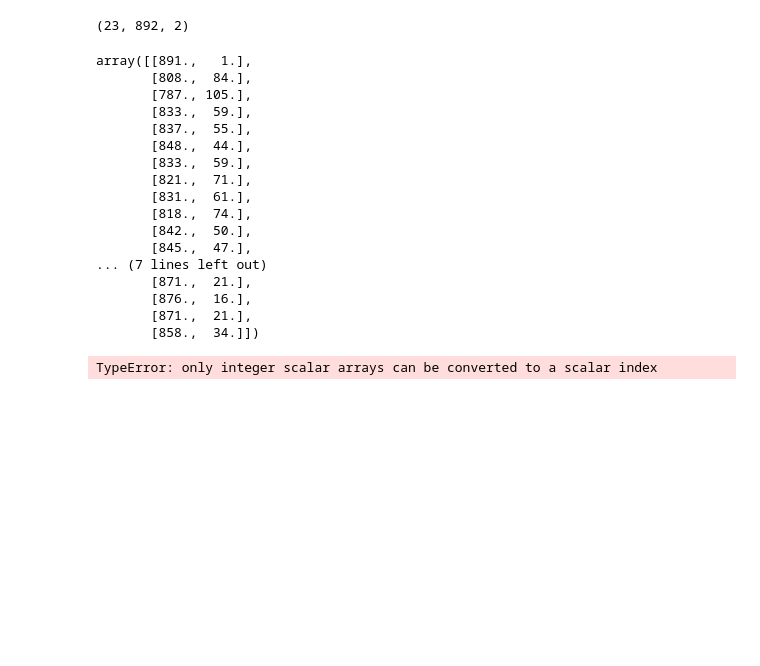
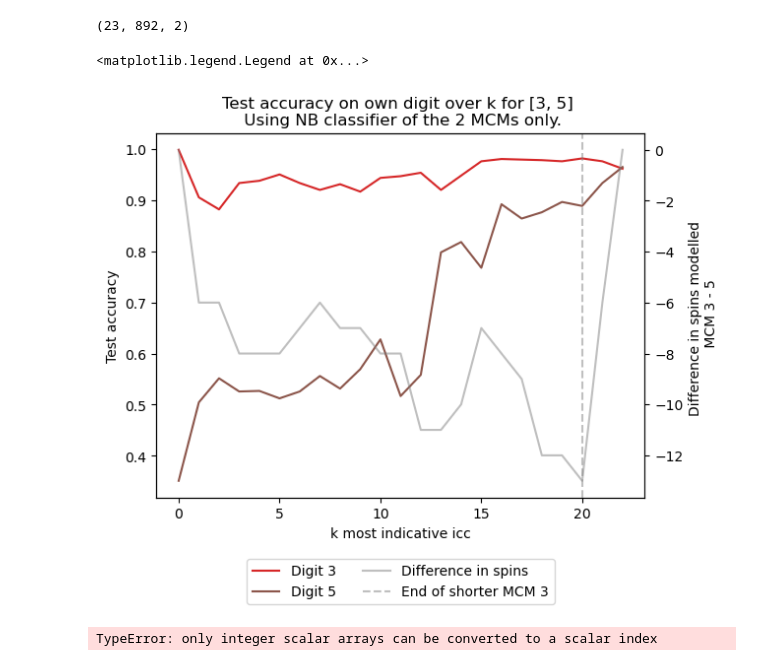
Before and after one commit to PaulHosek/MCM_classifier, a Jupyter notebook: Classifier_1/mcm/paper_plots/plots_confusion_matrix_byk.ipynb, the cells around one changed output. Drawn from its saved outputs; the diff is of its cells as text; code cells hidden in the pictures; blank space fills up the shorter version.

Commit message:
mcm over k test accuracy done!

```diff
--- a/Classifier_1/mcm/paper_plots/plots_confusion_matrix_byk.ipynb
+++ b/Classifier_1/mcm/paper_plots/plots_confusion_matrix_byk.ipynb
@@ -67,32 +67,41 @@ def predicted_labels_byk_dig(all_byk, all_byk_modspin, mcms_range, dig):
         out[i, mcms_range.index(v[0])] = c[0]
         out[i, mcms_range.index(v[1])] = c[1]
     return out
-# %%
-
-
-
-
-
-dig = 3
-predicted_labels_byk_dig(all_byk,all_byk_modspin, mcms_range, dig)
-# %% [output]
-array([[891.,   1.],
-       [808.,  84.],
-       [787., 105.],
-       [833.,  59.],
-       [837.,  55.],
-       [848.,  44.],
-       [833.,  59.],
-       [821.,  71.],
-       [831.,  61.],
-       [818.,  74.],
-       [842.,  50.],
-       [845.,  47.],
-... (7 lines left out)
-       [871.,  21.],
-       [876.,  16.],
-       [871.,  21.],
-       [858.,  34.]])
+# %%
+# n spins modeled per k
+nicc_mods = [len(i) for i in all_byk_modspin] # 33, 30
+mods_long_short = np.argsort(nicc_mods)[::-1]
+nspin_diff = all_byk_modspin[mods_long_short[0]][:np.min(nicc_mods)] - all_byk_modspin[mods_long_short[1]][:np.min(nicc_mods)]
+nspin_diff = np.append(nspin_diff,(  all_byk_modspin[mods_long_short[0]][np.min(nicc_mods):] - all_byk_modspin[mods_long_short[1]][-1]))
+# %%
+own_label_pred = np.array([predicted_labels_byk_dig(all_byk,all_byk_modspin, mcms_range, dig)[:,mcms_range.index(dig)] for dig in mcms_range]).T/892
+
+
+colors = np.array(myplot.get_list_fromcmap("tab10", N=10))
+
+fig, ax1 = plt.subplots()
+
+# Plot own_label_pred on the primary y-axis
+for i in range(2):
+    ax1.plot(own_label_pred[:, i], label=f"Digit {mcms_range[i]}", color=colors[mcms_range[i]])
+
+ax1.set_ylabel("Test accuracy")
+ax1.set_xlabel("k most indicative icc")
+ax1.legend(title="Show digit")
+ax1.set_title(f"Test accuracy on own digit over k for {mcms_range} \n Using NB classifier of the 2 MCMs only.")
+
+ax2 = ax1.twinx()
+ax2.plot(nspin_diff, color="grey", alpha=.5, label="Difference in spins")
+ax2.axvline(np.min(nicc_mods)-1, color="grey", alpha=.5, linestyle="--", label=f"End of shorter MCM {mcms_range[mods_long_short[1]]}")
+ax2.set_ylabel(f"Difference in spins modelled \n MCM {mcms_range[0]} - {mcms_range[1]}")
+
+# Combine legends
+lines, labels = ax1.get_legend_handles_labels()
+lines2, labels2 = ax2.get_legend_handles_labels()
+ax1.legend(lines + lines2, labels + labels2, loc="upper center",ncol=2, bbox_to_anchor=(0.5, -0.15))
+# %% [output]
+<matplotlib.legend.Legend at 0x...>
+[figure, added]
 # %%
 # nicc_mods = [len(i) for i in all_byk_modspin] # 33, 30
 # mods_long_short = np.argsort(nicc_mods)[::-1]
```
Also changed, not shown: 3 other files.
